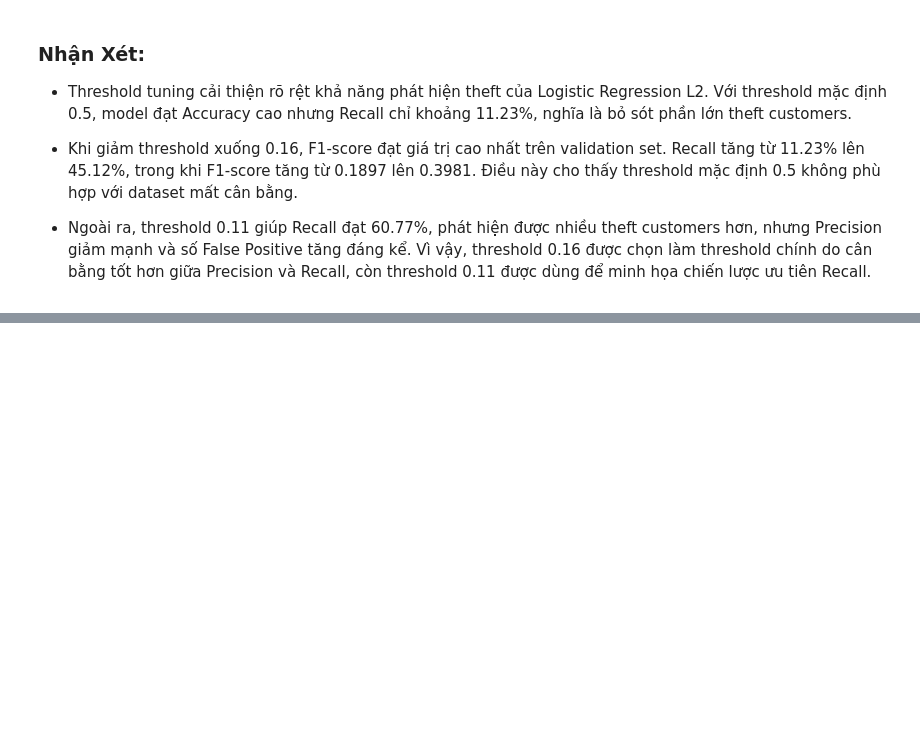
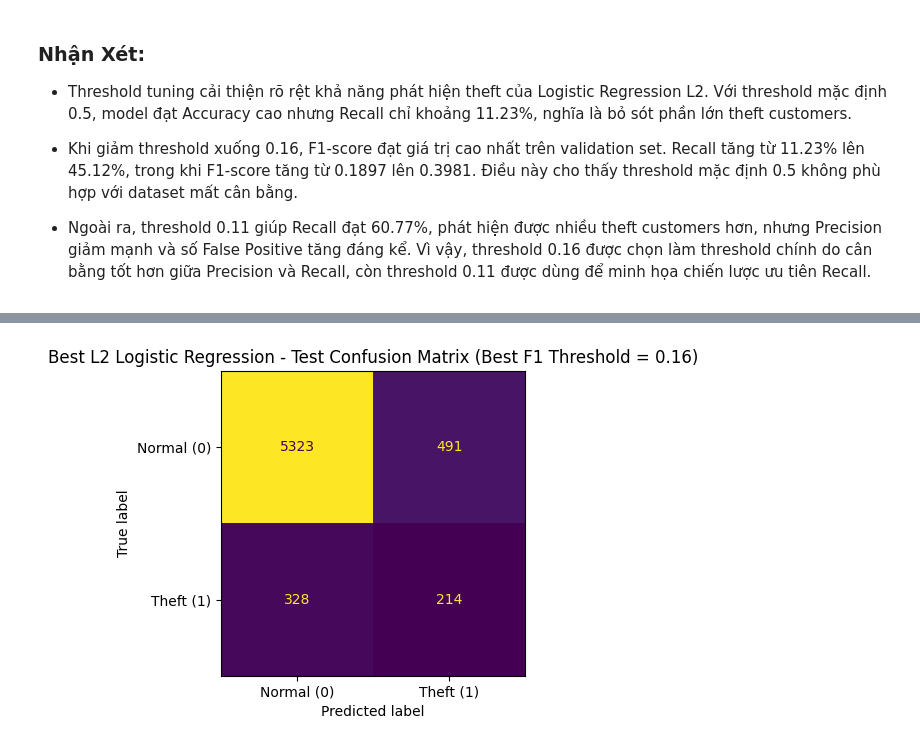
Before and after one commit to longzu-ComputerScience/CS114----ML-Project---Energy-Theft-Detection, a Jupyter notebook: notebooks/model_training_quoc_thai.ipynb, the cells around one changed output, grey strips where cells are left out. Saved outputs shown, nothing was run; the diff lists cells and outputs as text; code cells hidden in the pictures; blank space fills up the shorter version.

Commit message:
Add final test evaluation for selected thresholds

```diff
--- a/notebooks/model_training_quoc_thai.ipynb
+++ b/notebooks/model_training_quoc_thai.ipynb
@@ -958,0 +992,9 @@ recall_priority_val_cm = plot_confusion_matrix_custom(
+# %%
+# STEP 12: Final Test Evaluation
+
+# 12.1. Predict probability trên test set
+
+# Đây là lần đầu tiên test set được sử dụng.
+# Không train thêm model, không chọn lại C, không tune thêm threshold trên test set.
+# Ta chỉ dùng model L2 tốt nhất đã chọn từ validation set để đánh giá cuối cùng.
+y_test_prob_l2_best = logreg_l2_best.predict_proba(X_test_scaled)[:, 1]
@@ -958,0 +1057,10 @@ recall_priority_val_cm = plot_confusion_matrix_custom(
+# %%
+# 12.3. Tạo prediction variables trên test set cho các bước sau
+
+y_test_pred_l2_best_f1 = get_predictions_at_threshold(
+    y_prob=y_test_prob_l2_best, threshold=best_f1_threshold
+)
+
+y_test_pred_l2_recall_priority = get_predictions_at_threshold(
+    y_prob=y_test_prob_l2_best, threshold=recall_priority_threshold
+)
@@ -958,0 +1104,13 @@ recall_priority_val_cm = plot_confusion_matrix_custom(
+# %%
+# 12.5. Confusion matrix trên test set với Best F1 threshold
+
+test_best_f1_cm = plot_confusion_matrix_custom(
+    y_true=y_test,
+    y_pred=y_test_pred_l2_best_f1,
+    title=(
+        "Best L2 Logistic Regression - Test Confusion Matrix "
+        f"(Best F1 Threshold = {best_f1_threshold:.2f})"
+    ),
+)
+# %% [output]
+[figure, added]
```
Also changed, not shown: parts of 5 cells of this notebook.
